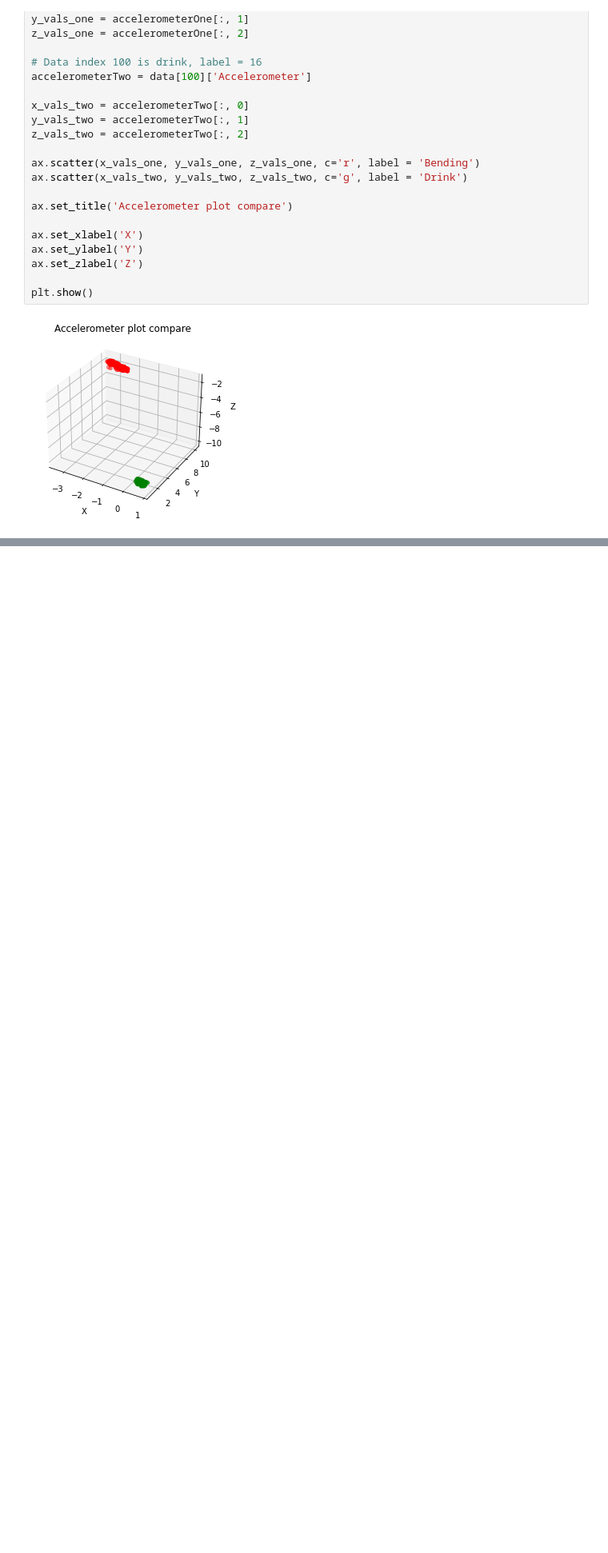
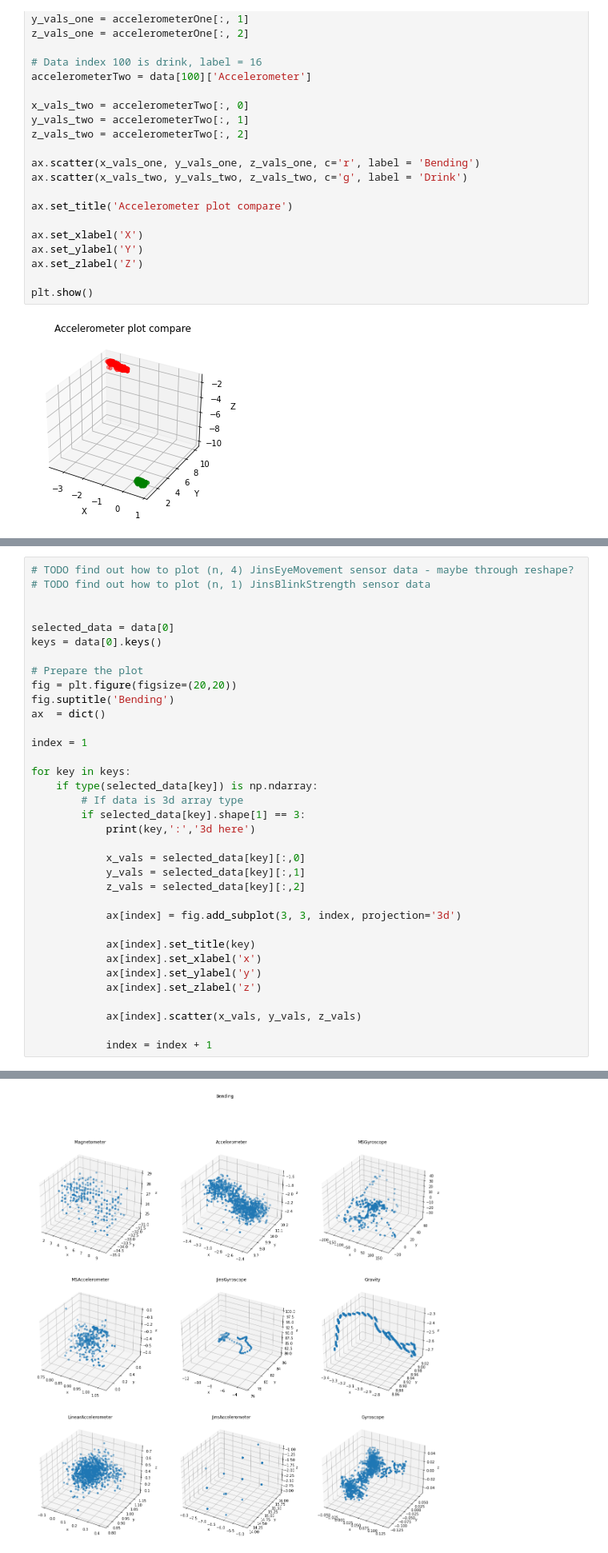
Before and after one commit to robyhartonodev/angewandte-ki-cog-village, a Jupyter notebook: read.ipynb, the cells around one changed output, grey strips where cells are left out. Shown at 80% size. Saved outputs shown, nothing was run; the diff lists cells and outputs as text; blank space fills up the shorter version.

Commit message:
Added multi plots 3d for various sensor data for a single file

```diff
--- a/read.ipynb
+++ b/read.ipynb
@@ -143,0 +146,36 @@ plt.show()
+# %%
+# TODO find out how to plot (n, 4) JinsEyeMovement sensor data - maybe through reshape?
+# TODO find out how to plot (n, 1) JinsBlinkStrength sensor data
+
+
+selected_data = data[0]
+keys = data[0].keys()
+
+# Prepare the plot
+fig = plt.figure(figsize=(20,20))
+fig.suptitle('Bending')
+ax  = dict()
+
+index = 1
+
+for key in keys:
+    if type(selected_data[key]) is np.ndarray:
+        # If data is 3d array type
+        if selected_data[key].shape[1] == 3:
+            print(key,':','3d here')
+
+            x_vals = selected_data[key][:,0]
+            y_vals = selected_data[key][:,1]
+            z_vals = selected_data[key][:,2]
+
+            ax[index] = fig.add_subplot(3, 3, index, projection='3d')
+
+            ax[index].set_title(key)
+            ax[index].set_xlabel('x')
+            ax[index].set_ylabel('y')
+            ax[index].set_zlabel('z')
+
+            ax[index].scatter(x_vals, y_vals, z_vals)
+
+            index = index + 1
+# %% [output]
@@ -143,0 +191 @@ plt.show()
+[figure, added]
```
Also changed, not shown: parts of 2 cells of this notebook.
